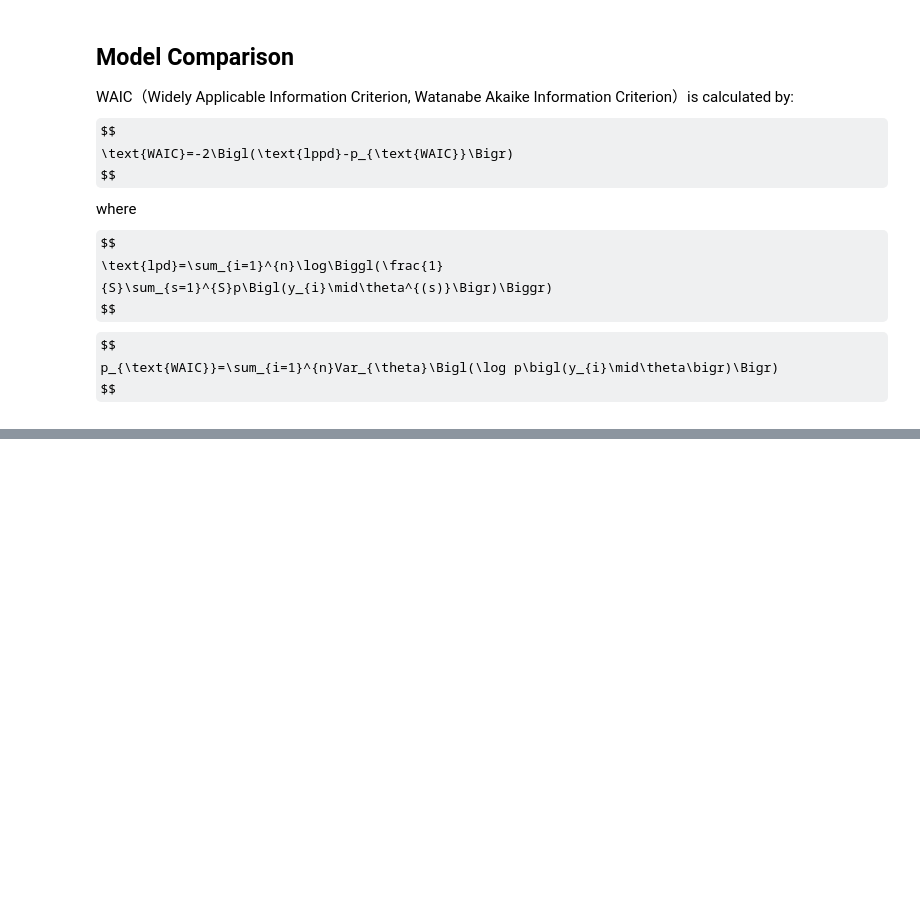
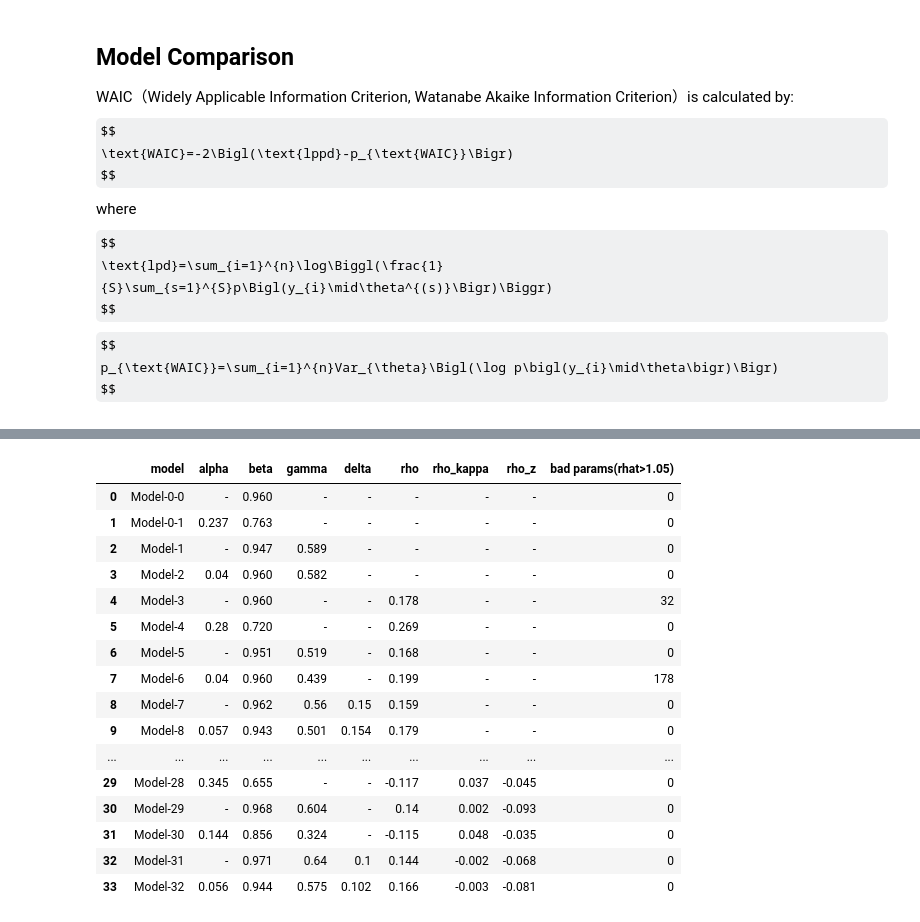
Before and after one commit to Ichikawa-Satoshi/NKPC_HSA_MCMC, a Jupyter notebook: code/main.ipynb, the cells around one changed output, grey strips where cells are left out. Cells and saved outputs as stored; diff of their text form; code cells hidden in the pictures; some formulas as TeX source; blank space fills up the shorter version.

```diff
--- a/code/main.ipynb
+++ b/code/main.ipynb
@@ -981,0 +1640,39 @@ result
+# %%
+params = ["alpha", "beta", "gamma", "delta", "rho", "rho_kappa", "rho_z"]
+
+df_list = []
+for model_name, idata in dict_idata.items():
+    row = {"model": model_name}
+    available_params = list(idata.posterior.data_vars)
+    for param in params:
+        if param in available_params:
+            summary = az.summary(idata, var_names=[param], kind="stats")
+            row[param] = summary.loc[param, "mean"]
+        else:
+            row[param] = "-"
+
+    summary_rhat = az.summary(idata)
+    n_bad_rhat = (summary_rhat["r_hat"] > 1.05).sum()
+    row["bad params(rhat>1.05)"] = n_bad_rhat
+    df_list.append(row)
+
+summary_df = pd.DataFrame(df_list)
+display(summary_df)
+# %% [output]
+|  | model | alpha | beta | gamma | delta | rho | rho_kappa | rho_z | bad params(rhat>1.05) |
+| 0 | Model-0-0 | - | 0.960 | - | - | - | - | - | 0 |
+| 1 | Model-0-1 | 0.237 | 0.763 | - | - | - | - | - | 0 |
+| 2 | Model-1 | - | 0.947 | 0.589 | - | - | - | - | 0 |
+| 3 | Model-2 | 0.04 | 0.960 | 0.582 | - | - | - | - | 0 |
+| 4 | Model-3 | - | 0.960 | - | - | 0.178 | - | - | 32 |
+| 5 | Model-4 | 0.28 | 0.720 | - | - | 0.269 | - | - | 0 |
+| 6 | Model-5 | - | 0.951 | 0.519 | - | 0.168 | - | - | 0 |
+| 7 | Model-6 | 0.04 | 0.960 | 0.439 | - | 0.199 | - | - | 178 |
+| 8 | Model-7 | - | 0.962 | 0.56 | 0.15 | 0.159 | - | - | 0 |
+| 9 | Model-8 | 0.057 | 0.943 | 0.501 | 0.154 | 0.179 | - | - | 0 |
+| ... | ... | ... | ... | ... | ... | ... | ... | ... | ... |
+| 29 | Model-28 | 0.345 | 0.655 | - | - | -0.117 | 0.037 | -0.045 | 0 |
+| 30 | Model-29 | - | 0.968 | 0.604 | - | 0.14 | 0.002 | -0.093 | 0 |
+| 31 | Model-30 | 0.144 | 0.856 | 0.324 | - | -0.115 | 0.048 | -0.035 | 0 |
+| 32 | Model-31 | - | 0.971 | 0.64 | 0.1 | 0.144 | -0.002 | -0.068 | 0 |
+| 33 | Model-32 | 0.056 | 0.944 | 0.575 | 0.102 | 0.166 | -0.003 | -0.081 | 0 |
```
Also changed, not shown: parts of 35 cells of this notebook, 14 other files.
